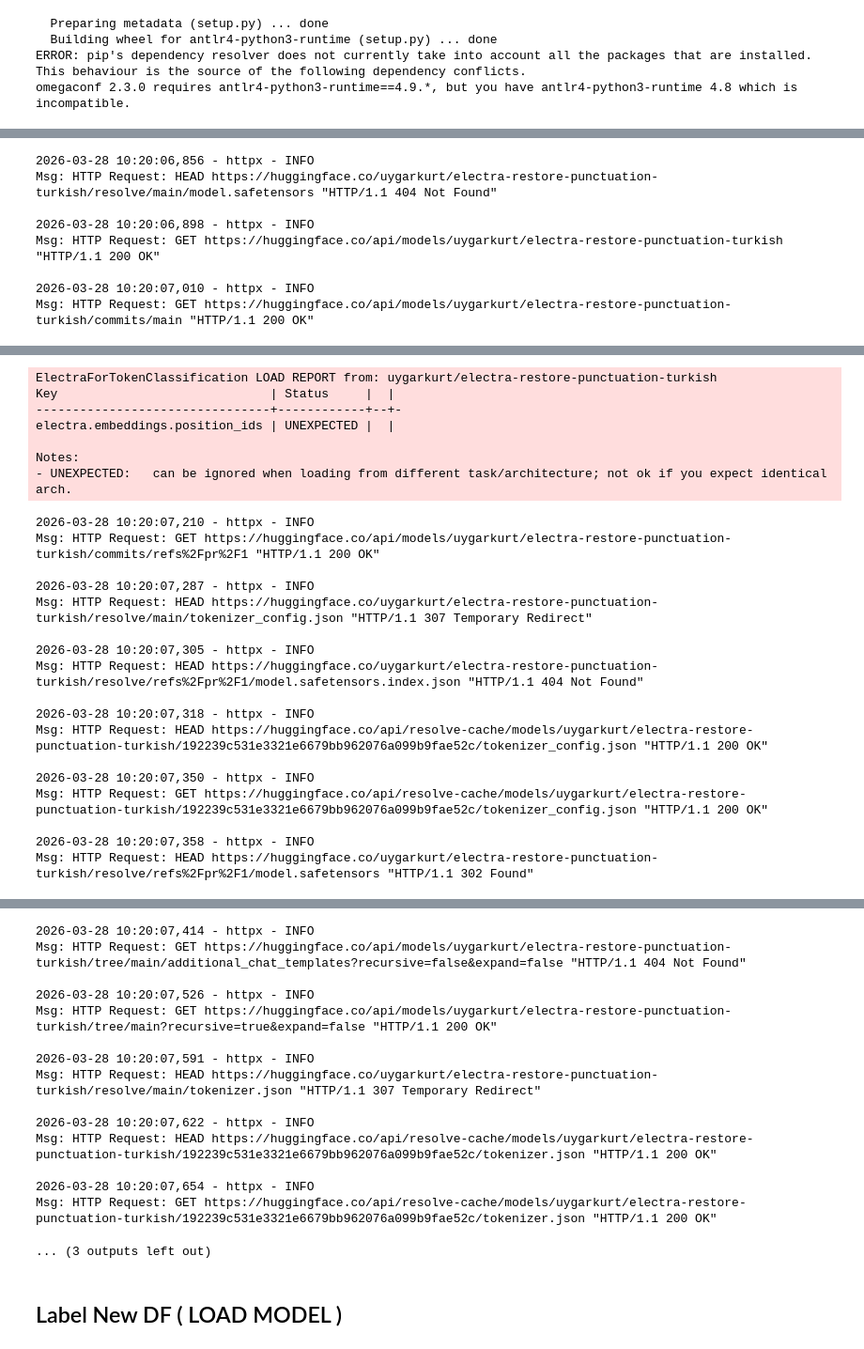
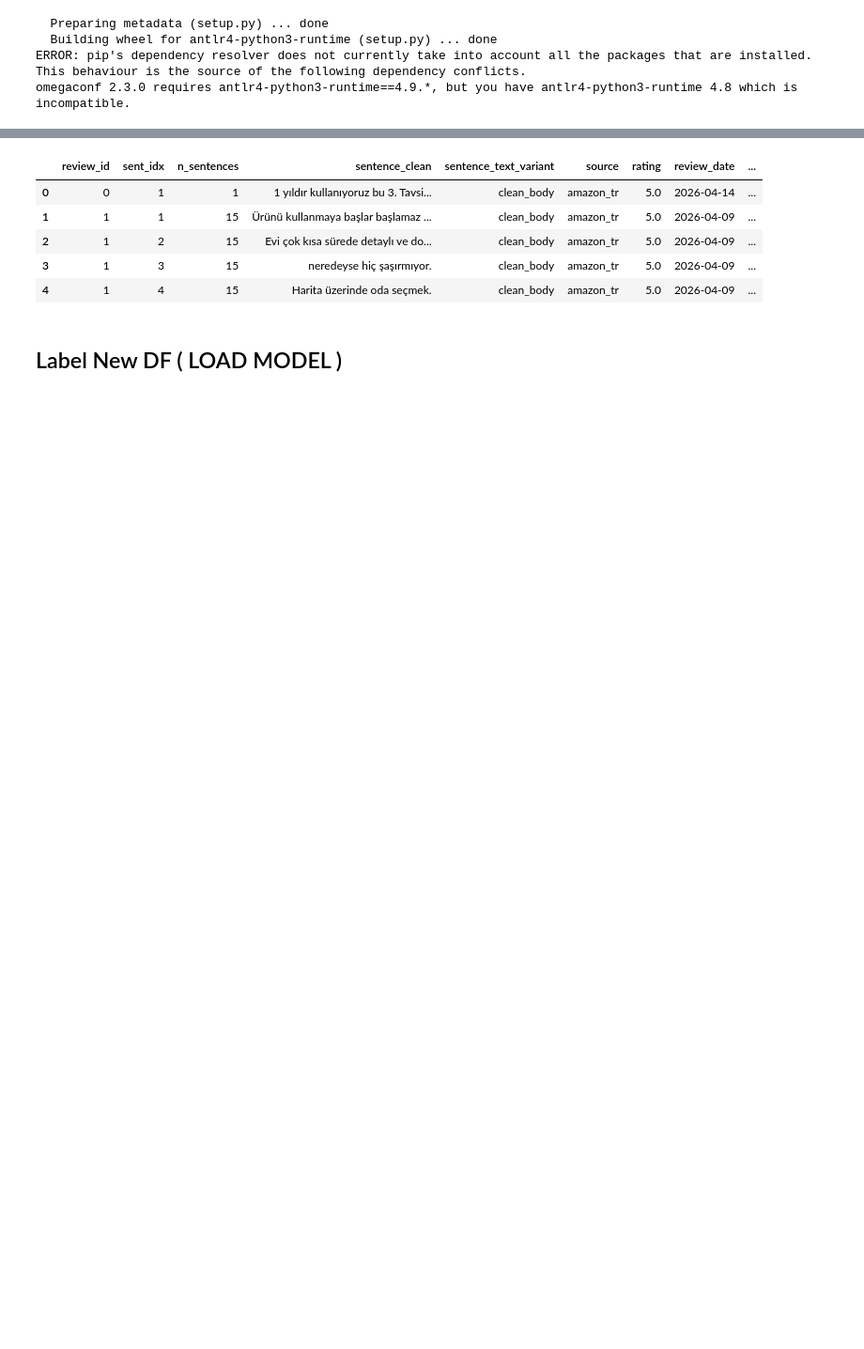
Before and after one commit to Pirkn/Aspect-Aware-Ecommerce-Summarizer, a Jupyter notebook: Jupyter Files for context/preprocessing.ipynb, the cells around one changed output, grey strips where cells are left out. Shown at 94% size. Saved outputs shown, nothing was run; the diff lists cells and outputs as text; code cells hidden in the pictures; blank space fills up the shorter version.

```diff
--- a/Jupyter Files for context/preprocessing.ipynb
+++ b/Jupyter Files for context/preprocessing.ipynb
@@ -13,18 +13,25 @@ from transformers import pipeline
 from functools import lru_cache
 from collections import defaultdict
 import torch
+from transformers import pipeline, AutoTokenizer, AutoModelForTokenClassification
+import torch
+from functools import lru_cache
 
 @lru_cache(maxsize=1)
 def get_punct_pipe():
+    model_name = "uygarkurt/electra-restore-punctuation-turkish"
+
+    tokenizer = AutoTokenizer.from_pretrained(model_name)
+    model = AutoModelForTokenClassification.from_pretrained(model_name)
+
     device = 0 if torch.cuda.is_available() else -1
-    dtype = torch.float16 if torch.cuda.is_available() else None
 
     return pipeline(
         "token-classification",
-        model="uygarkurt/electra-restore-punctuation-turkish",
+        model=model,
+        tokenizer=tokenizer,
         aggregation_strategy="none",
         device=device,
-        torch_dtype=dtype,   # <-- speedup on T4
     )
 # %%
 _PUNCT_CHARS = {",", ".", "?", "!", ";", ":"}
@@ -373,7 +380,7 @@ def preprocess_df(df: pd.DataFrame) -> pd.DataFrame:
         comma_min_words=6,
         min_score=0.55,
         max_words_per_chunk=120,  # safer than 160 for token limits
-        batch_size=512,            # BIG speedup on T4; try 16/32/64
+        batch_size=8,            # BIG speedup on T4; try 16/32/64
     )
 
     out = add_clean_body(out, text_col="punctuation_restored_body")
@@ -440,7 +447,8 @@ def build_reviews_and_sentences(df: pd.DataFrame) -> tuple[pd.DataFrame, pd.Data
 
     return reviews_df, sentences_df
 # %%
-df = pd.read_csv("/kaggle/input/datasets/berkhanguzeller/aspect-summary/merged.csv")
+path = r"C:\Users\berrk\OneDrive\Belgeler\GitHub\Aspect-Aware-Ecommerce-Summarizer\output.csv"
+df = pd.read_csv(path)
 df = preprocess_df(df)
 
 reviews_df, sentences_df = build_reviews_and_sentences(df)
@@ -482,8 +463,0 @@ Msg: HTTP Request: GET https://huggingface.co/api/models/uygarkurt/electra-resto
-2026-03-28 10:20:06,856 - httpx - INFO
-Msg: HTTP Request: HEAD https://huggingface.co/uygarkurt/electra-restore-punctuation-turkish/resolve/main/model.safetensors "HTTP/1.1 404 Not Found"
-
-2026-03-28 10:20:06,898 - httpx - INFO
-Msg: HTTP Request: GET https://huggingface.co/api/models/uygarkurt/electra-restore-punctuation-turkish "HTTP/1.1 200 OK"
-
-2026-03-28 10:20:07,010 - httpx - INFO
-Msg: HTTP Request: GET https://huggingface.co/api/models/uygarkurt/electra-restore-punctuation-turkish/commits/main "HTTP/1.1 200 OK"
@@ -492,24 +463,0 @@ Msg: HTTP Request: GET https://huggingface.co/api/models/uygarkurt/electra-resto
-ElectraForTokenClassification LOAD REPORT from: uygarkurt/electra-restore-punctuation-turkish
-Key                             | Status     |  |
---------------------------------+------------+--+-
-electra.embeddings.position_ids | UNEXPECTED |  |
-
-Notes:
-- UNEXPECTED:   can be ignored when loading from different task/architecture; not ok if you expect identical arch.
-2026-03-28 10:20:07,210 - httpx - INFO
-Msg: HTTP Request: GET https://huggingface.co/api/models/uygarkurt/electra-restore-punctuation-turkish/commits/refs%2Fpr%2F1 "HTTP/1.1 200 OK"
-
-2026-03-28 10:20:07,287 - httpx - INFO
-Msg: HTTP Request: HEAD https://huggingface.co/uygarkurt/electra-restore-punctuation-turkish/resolve/main/tokenizer_config.json "HTTP/1.1 307 Temporary Redirect"
-
-2026-03-28 10:20:07,305 - httpx - INFO
-Msg: HTTP Request: HEAD https://huggingface.co/uygarkurt/electra-restore-punctuation-turkish/resolve/refs%2Fpr%2F1/model.safetensors.index.json "HTTP/1.1 404 Not Found"
-
-2026-03-28 10:20:07,318 - httpx - INFO
-Msg: HTTP Request: HEAD https://huggingface.co/api/resolve-cache/models/uygarkurt/electra-restore-punctuation-turkish/192239c531e3321e6679bb962076a099b9fae52c/tokenizer_config.json "HTTP/1.1 200 OK"
-
-2026-03-28 10:20:07,350 - httpx - INFO
-Msg: HTTP Request: GET https://huggingface.co/api/resolve-cache/models/uygarkurt/electra-restore-punctuation-turkish/192239c531e3321e6679bb962076a099b9fae52c/tokenizer_config.json "HTTP/1.1 200 OK"
-
-2026-03-28 10:20:07,358 - httpx - INFO
-Msg: HTTP Request: HEAD https://huggingface.co/uygarkurt/electra-restore-punctuation-turkish/resolve/refs%2Fpr%2F1/model.safetensors "HTTP/1.1 302 Found"
@@ -518,18 +464,9 @@ Msg: HTTP Request: GET https://huggingface.co/api/models/uygarkurt/electra-resto
-2026-03-28 10:20:07,414 - httpx - INFO
-Msg: HTTP Request: GET https://huggingface.co/api/models/uygarkurt/electra-restore-punctuation-turkish/tree/main/additional_chat_templates?recursive=false&expand=false "HTTP/1.1 404 Not Found"
-
-2026-03-28 10:20:07,526 - httpx - INFO
-Msg: HTTP Request: GET https://huggingface.co/api/models/uygarkurt/electra-restore-punctuation-turkish/tree/main?recursive=true&expand=false "HTTP/1.1 200 OK"
-
-2026-03-28 10:20:07,591 - httpx - INFO
-Msg: HTTP Request: HEAD https://huggingface.co/uygarkurt/electra-restore-punctuation-turkish/resolve/main/tokenizer.json "HTTP/1.1 307 Temporary Redirect"
-
-2026-03-28 10:20:07,622 - httpx - INFO
-Msg: HTTP Request: HEAD https://huggingface.co/api/resolve-cache/models/uygarkurt/electra-restore-punctuation-turkish/192239c531e3321e6679bb962076a099b9fae52c/tokenizer.json "HTTP/1.1 200 OK"
-
-2026-03-28 10:20:07,654 - httpx - INFO
-Msg: HTTP Request: GET https://huggingface.co/api/resolve-cache/models/uygarkurt/electra-restore-punctuation-turkish/192239c531e3321e6679bb962076a099b9fae52c/tokenizer.json "HTTP/1.1 200 OK"
-... (3 outputs left out)
+|  | review_id | sent_idx | n_sentences | sentence_clean | sentence_text_variant | source | rating | review_date | ... |
+| 0 | 0 | 1 | 1 | 1 yıldır kullanıyoruz bu 3. Tavsi... | clean_body | amazon_tr | 5.0 | 2026-04-14 | ... |
+| 1 | 1 | 1 | 15 | Ürünü kullanmaya başlar başlamaz ... | clean_body | amazon_tr | 5.0 | 2026-04-09 | ... |
+| 2 | 1 | 2 | 15 | Evi çok kısa sürede detaylı ve do... | clean_body | amazon_tr | 5.0 | 2026-04-09 | ... |
+| 3 | 1 | 3 | 15 | neredeyse hiç şaşırmıyor. | clean_body | amazon_tr | 5.0 | 2026-04-09 | ... |
+| 4 | 1 | 4 | 15 | Harita üzerinde oda seçmek. | clean_body | amazon_tr | 5.0 | 2026-04-09 | ... |
 # %% [markdown]
 ## Label New DF ( LOAD MODEL )
 # %%
```
Also changed, not shown: parts of 1 cell of this notebook, 7 other files.
